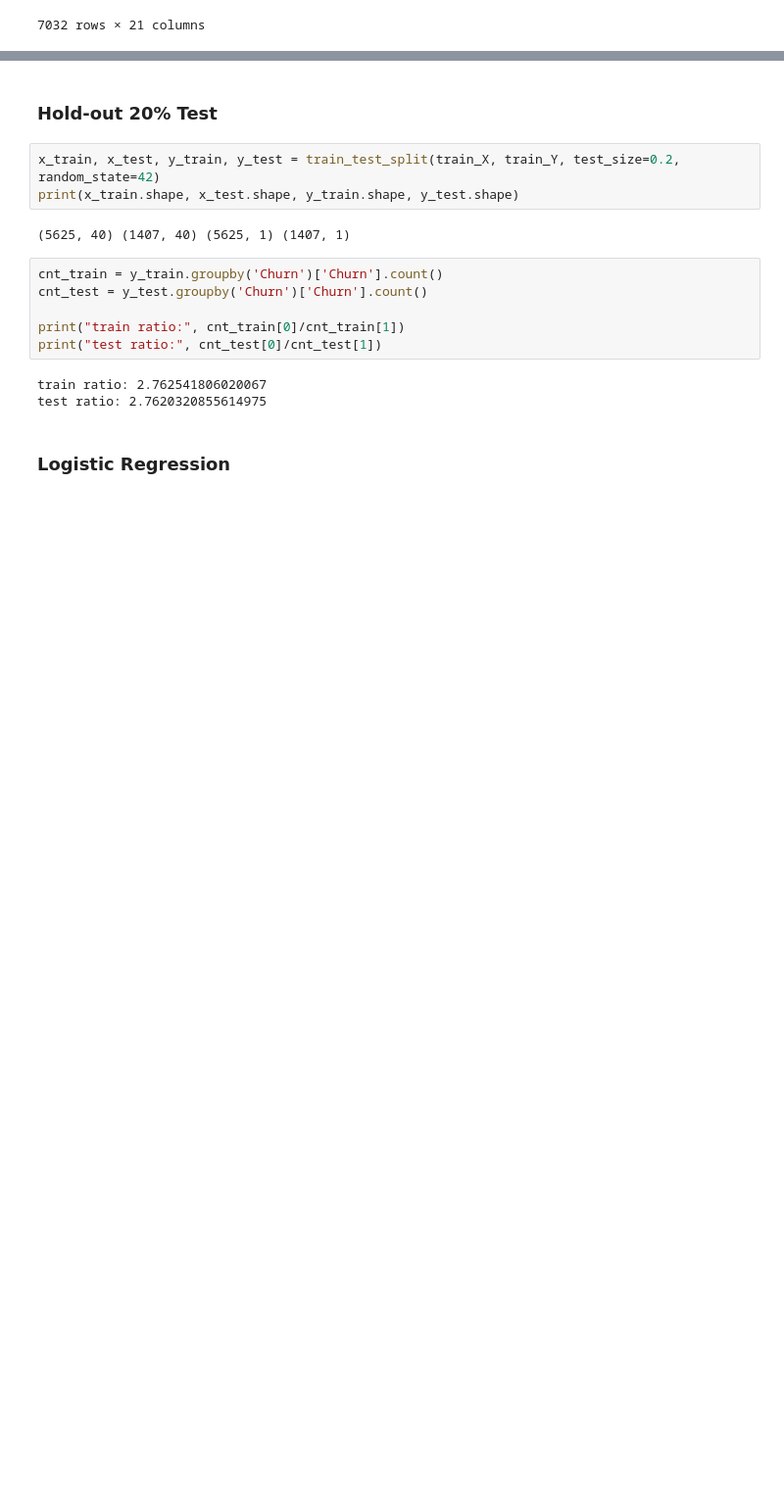
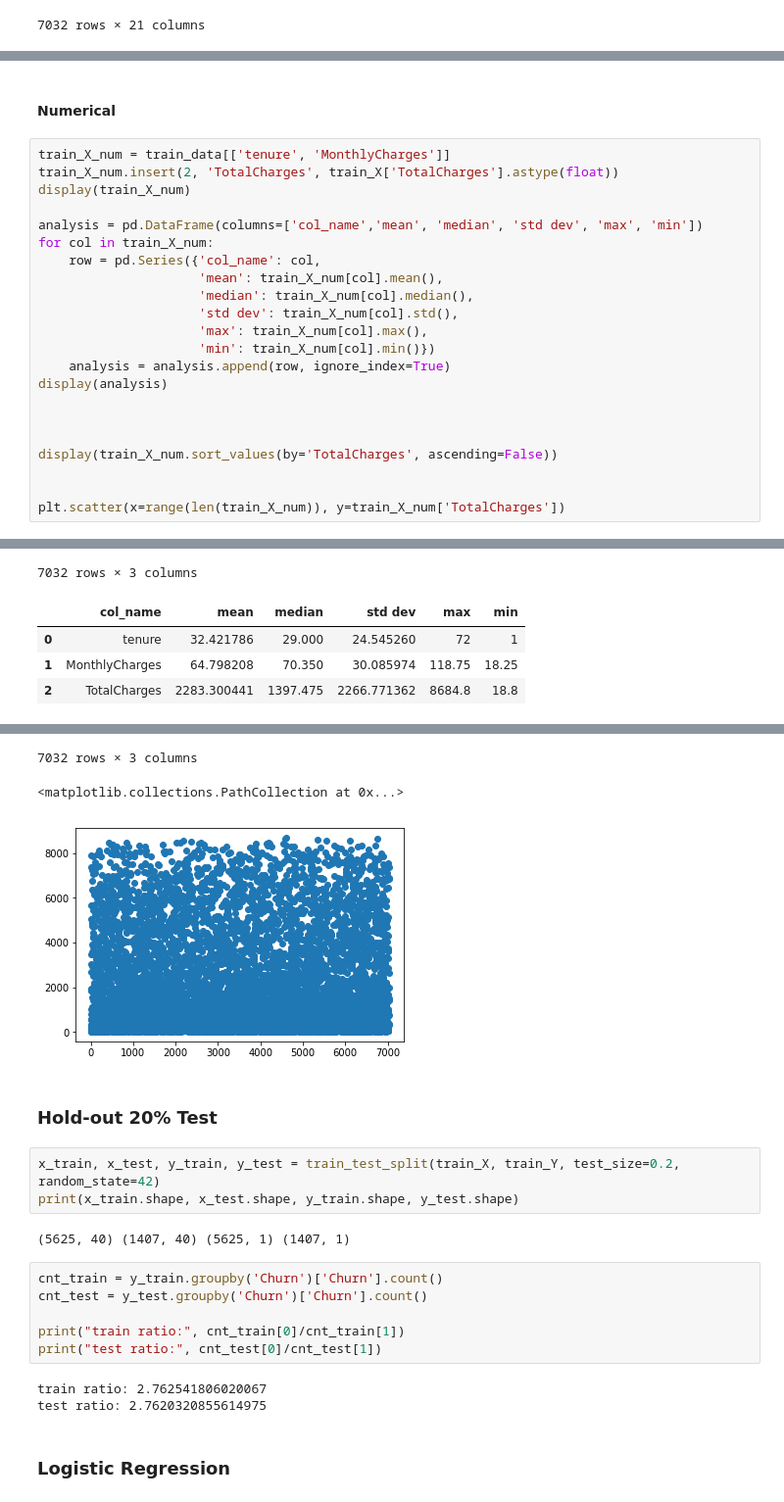
Before and after one commit to ctc316/telco-customer-churn, a Jupyter notebook: telco-customer-churn.ipynb, the cells around one changed output, grey strips where cells are left out. Shown: that part at 98% size. Cells and saved outputs as stored; diff of their text form; blank space fills up the shorter version.

Commit message:
outlier analysis

```diff
--- a/telco-customer-churn.ipynb
+++ b/telco-customer-churn.ipynb
@@ -174,0 +163,25 @@ Index(['gender', 'SeniorCitizen', 'Partner', 'Dependents', 'tenure',
+# %% [markdown]
+#### Numerical
+# %%
+train_X_num = train_data[['tenure', 'MonthlyCharges']]
+train_X_num.insert(2, 'TotalCharges', train_X['TotalCharges'].astype(float))
+display(train_X_num)
+
+analysis = pd.DataFrame(columns=['col_name','mean', 'median', 'std dev', 'max', 'min'])
+for col in train_X_num:
+    row = pd.Series({'col_name': col,
+                     'mean': train_X_num[col].mean(),
+                     'median': train_X_num[col].median(),
+                     'std dev': train_X_num[col].std(),
+                     'max': train_X_num[col].max(),
+                     'min': train_X_num[col].min()})
+    analysis = analysis.append(row, ignore_index=True)
+display(analysis)
+
+
+
+display(train_X_num.sort_values(by='TotalCharges', ascending=False))
+
+
+plt.scatter(x=range(len(train_X_num)), y=train_X_num['TotalCharges'])
+# %% [output]
@@ -174,0 +205,5 @@ Index(['gender', 'SeniorCitizen', 'Partner', 'Dependents', 'tenure',
+7032 rows × 3 columns
+|  | col_name | mean | median | std dev | max | min |
+| 0 | tenure | 32.421786 | 29.000 | 24.545260 | 72 | 1 |
+| 1 | MonthlyCharges | 64.798208 | 70.350 | 30.085974 | 118.75 | 18.25 |
+| 2 | TotalCharges | 2283.300441 | 1397.475 | 2266.771362 | 8684.8 | 18.8 |
@@ -175,3 +227,6 @@ Index(['gender', 'SeniorCitizen', 'Partner', 'Dependents', 'tenure',
+7032 rows × 3 columns
+<matplotlib.collections.PathCollection at 0x...>
+[figure, added]
 # %% [markdown]
 ### Hold-out 20% Test
 # %%
```
Also changed, not shown: parts of 12 cells of this notebook.
